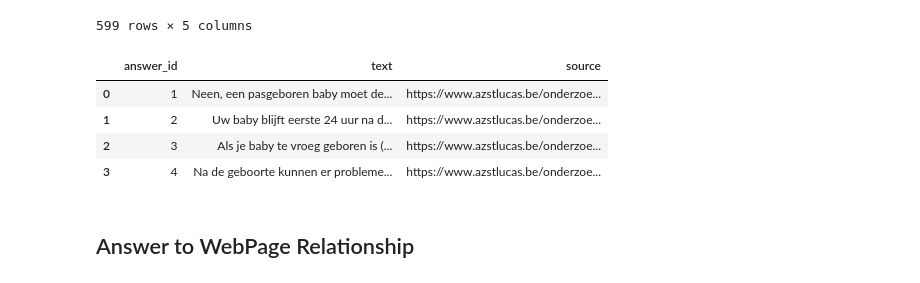
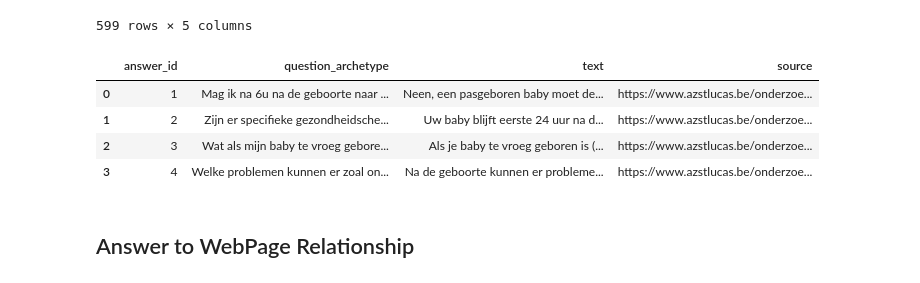
Before and after one commit to quintenrosseel/llmfaq, a Jupyter notebook: aml/write_neo4j_qa.ipynb, the cells around one changed output. Drawn from its saved outputs; the diff is of its cells as text; code cells hidden in the pictures.

Commit message:
Added question archetypes

```diff
--- a/aml/write_neo4j_qa.ipynb
+++ b/aml/write_neo4j_qa.ipynb
@@ -211,20 +212,21 @@ embedded_questions_df
 # %%
 import pandas as pd
 
 answers_df = (
     answer_df.copy(deep=True)
     .pipe(pd.DataFrame.rename, columns={
-        "answer": "text"
+        "answer": "text",
+        "question": "question_archetype"
     })
-    .pipe(pd.DataFrame.drop, ['question'], inplace=False, axis=1)
+    # .pipe(pd.DataFrame.drop, ['question'], inplace=False, axis=1)
 )
 answers_df
 # %% [output]
-|  | answer_id | text | source |
-| 0 | 1 | Neen, een pasgeboren baby moet de... | https://www.azstlucas.be/onderzoe... |
-| 1 | 2 | Uw baby blijft eerste 24 uur na d... | https://www.azstlucas.be/onderzoe... |
-| 2 | 3 | Als je baby te vroeg geboren is (... | https://www.azstlucas.be/onderzoe... |
-| 3 | 4 | Na de geboorte kunnen er probleme... | https://www.azstlucas.be/onderzoe... |
+|  | answer_id | question_archetype | text | source |
+| 0 | 1 | Mag ik na 6u na de geboorte naar ... | Neen, een pasgeboren baby moet de... | https://www.azstlucas.be/onderzoe... |
+| 1 | 2 | Zijn er specifieke gezondheidsche... | Uw baby blijft eerste 24 uur na d... | https://www.azstlucas.be/onderzoe... |
+| 2 | 3 | Wat als mijn baby te vroeg gebore... | Als je baby te vroeg geboren is (... | https://www.azstlucas.be/onderzoe... |
+| 3 | 4 | Welke problemen kunnen er zoal on... | Na de geboorte kunnen er probleme... | https://www.azstlucas.be/onderzoe... |
 # %%
 for _, obj in answers_df.iterrows():
     a = Answer(
```
Also changed, not shown: parts of 2 cells of this notebook.
